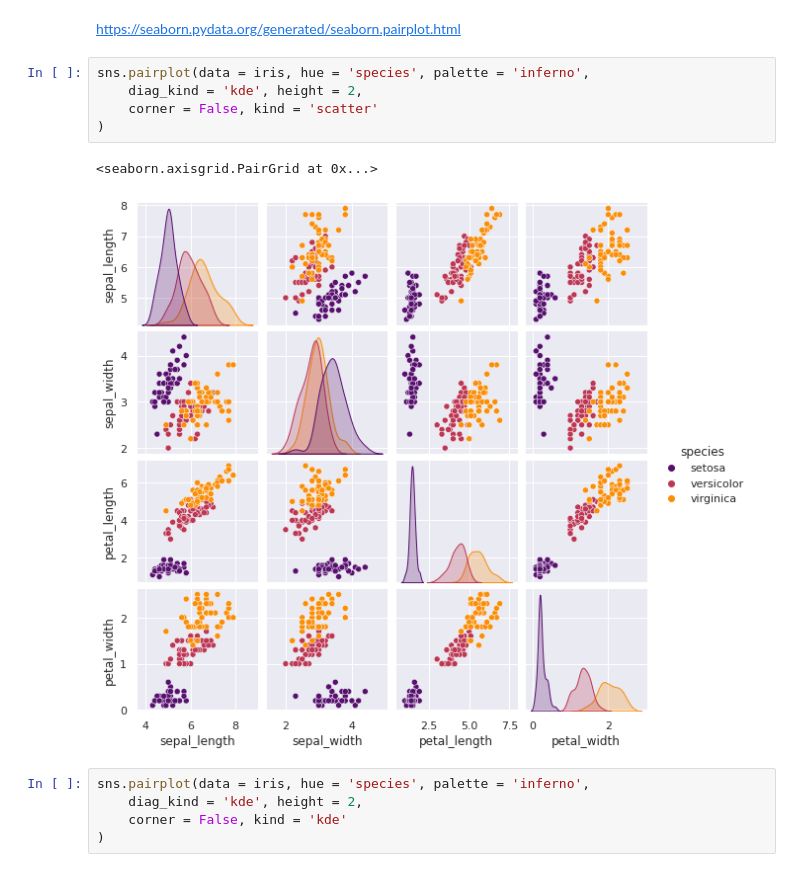
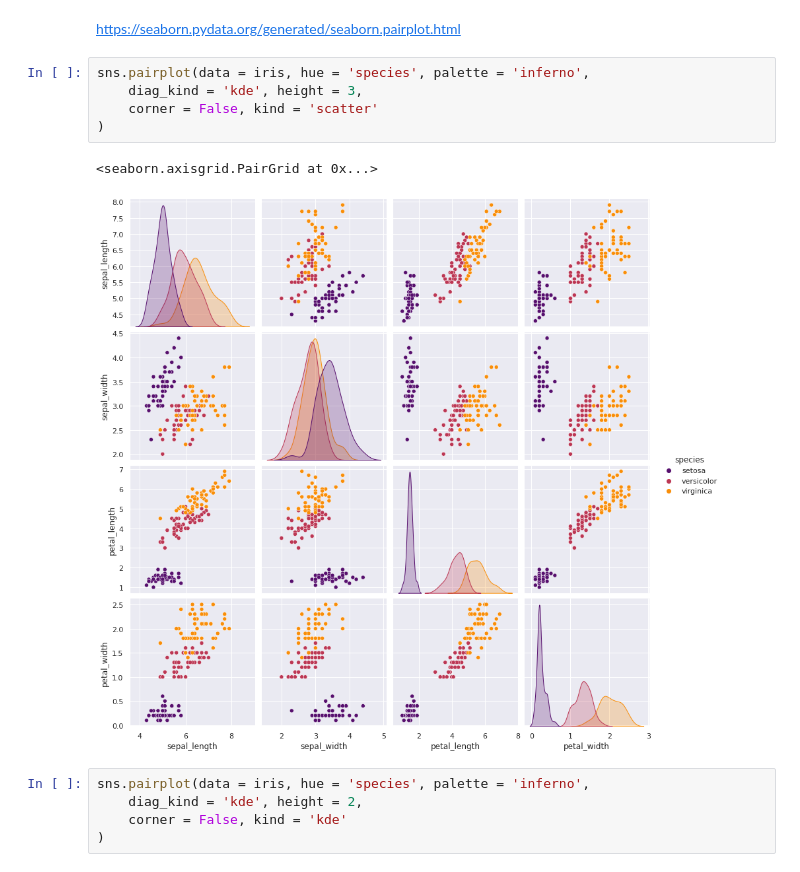
Before and after one commit to DiegoFLM/statistics-Probability-practice, a Jupyter notebook: visualizations.ipynb, the cells around one changed output. Saved outputs shown, nothing was run; the diff lists cells and outputs as text.

```diff
--- a/visualizations.ipynb
+++ b/visualizations.ipynb
@@ -96,12 +96,12 @@ sns.lmplot(
 https://seaborn.pydata.org/generated/seaborn.pairplot.html
 # %%
 sns.pairplot(data = iris, hue = 'species', palette = 'inferno',
-    diag_kind = 'kde', height = 2,
+    diag_kind = 'kde', height = 3,
     corner = False, kind = 'scatter'
 )
 # %% [output]
 <seaborn.axisgrid.PairGrid at 0x...>
-[figure, old version]
+[figure, new version]
 # %%
 sns.pairplot(data = iris, hue = 'species', palette = 'inferno',
     diag_kind = 'kde', height = 2,
```
Also changed, not shown: parts of 3 cells of this notebook, 3 other files.
